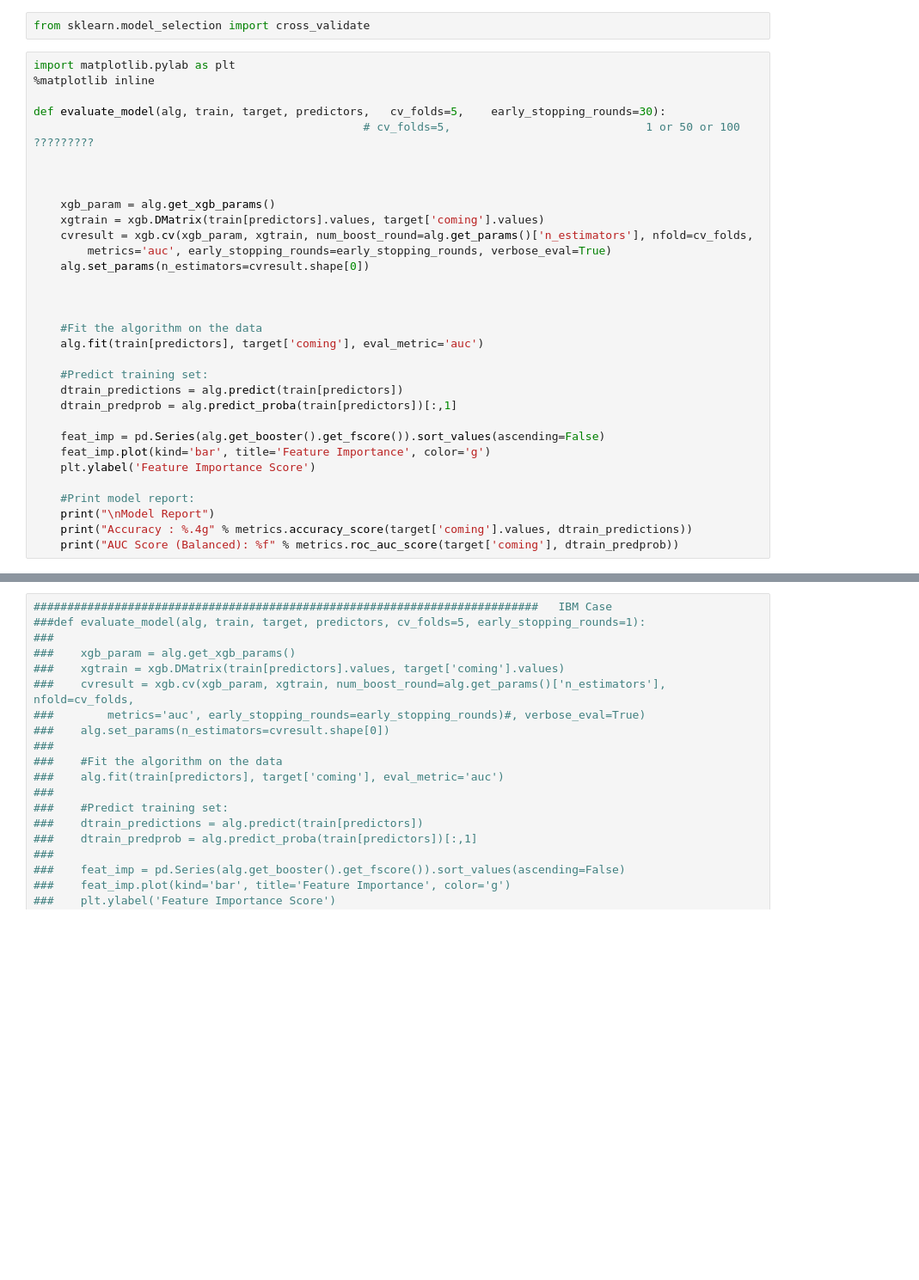
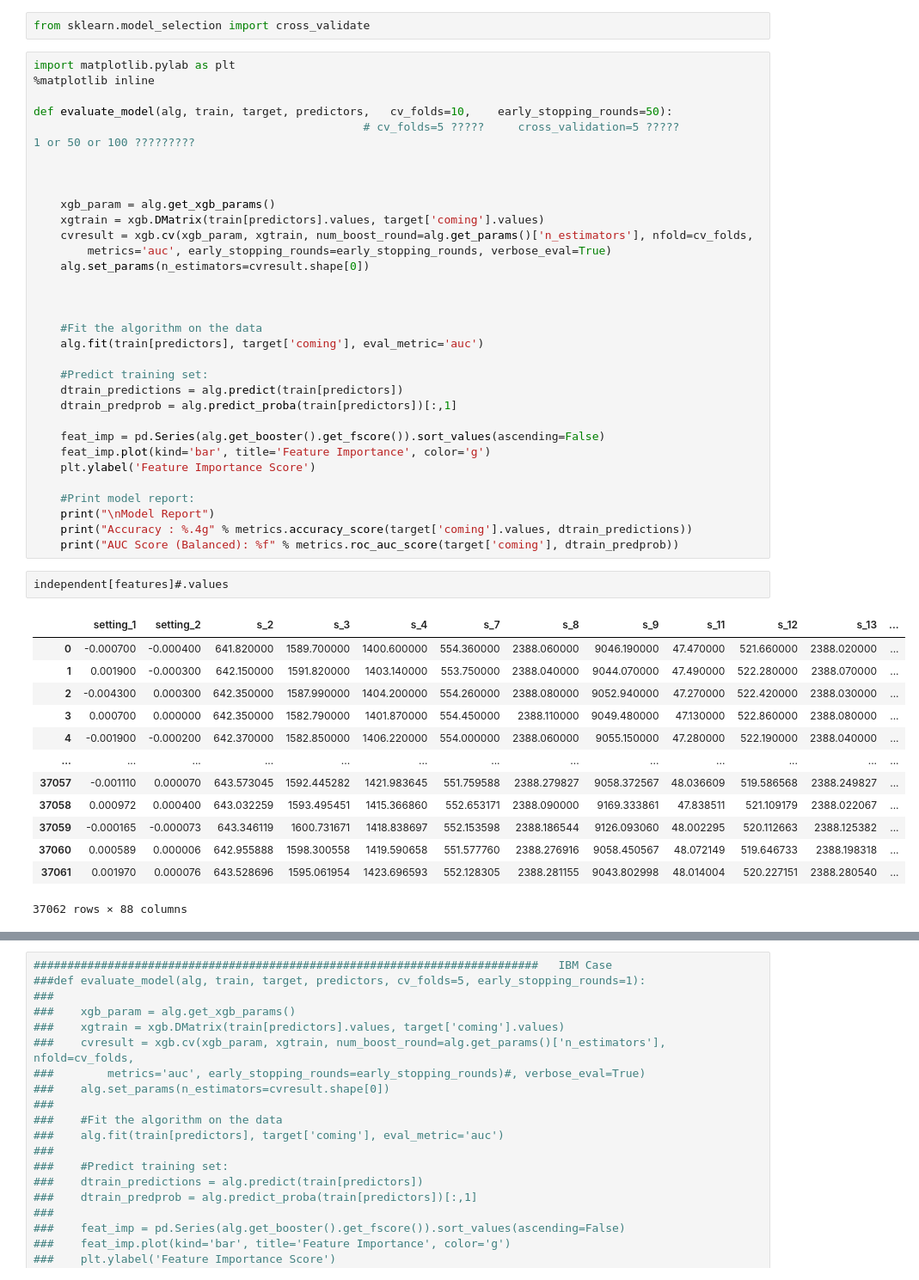
Before and after one commit to johnhhu2020/XGBoost-in-Predictive-Maintenance, a Jupyter notebook: XX%_PaperCO_MachineLearning (XGBoost tuning studying).ipynb, the cells around one changed output, grey strips where cells are left out. Shown at 86% size. Cells and saved outputs as stored; diff of their text form; blank space fills up the shorter version.

```diff
--- a/XX%_PaperCO_MachineLearning (XGBoost tuning studying).ipynb
+++ b/XX%_PaperCO_MachineLearning (XGBoost tuning studying).ipynb
@@ -816,8 +824,8 @@ from sklearn.model_selection import cross_validate
 import matplotlib.pylab as plt
 %matplotlib inline
 
-def evaluate_model(alg, train, target, predictors,   cv_folds=5,    early_stopping_rounds=30):
-                                                 # cv_folds=5,                             1 or 50 or 100 ?????????
+def evaluate_model(alg, train, target, predictors,   cv_folds=10,    early_stopping_rounds=50):
+                                                 # cv_folds=5 ?????     cross_validation=5 ?????             1 or 50 or 100 ?????????
 
 
 
@@ -844,6 +852,22 @@ def evaluate_model(alg, train, target, predictors,   cv_folds=5,    early_stoppi
     print("\nModel Report")
     print("Accuracy : %.4g" % metrics.accuracy_score(target['coming'].values, dtrain_predictions))
     print("AUC Score (Balanced): %f" % metrics.roc_auc_score(target['coming'], dtrain_predprob))
+# %%
+independent[features]#.values
+# %% [output]
+|  | setting_1 | setting_2 | s_2 | s_3 | s_4 | s_7 | s_8 | s_9 | s_11 | s_12 | s_13 | ... |
+| 0 | -0.000700 | -0.000400 | 641.820000 | 1589.700000 | 1400.600000 | 554.360000 | 2388.060000 | 9046.190000 | 47.470000 | 521.660000 | 2388.020000 | ... |
+| 1 | 0.001900 | -0.000300 | 642.150000 | 1591.820000 | 1403.140000 | 553.750000 | 2388.040000 | 9044.070000 | 47.490000 | 522.280000 | 2388.070000 | ... |
+| 2 | -0.004300 | 0.000300 | 642.350000 | 1587.990000 | 1404.200000 | 554.260000 | 2388.080000 | 9052.940000 | 47.270000 | 522.420000 | 2388.030000 | ... |
+| 3 | 0.000700 | 0.000000 | 642.350000 | 1582.790000 | 1401.870000 | 554.450000 | 2388.110000 | 9049.480000 | 47.130000 | 522.860000 | 2388.080000 | ... |
+| 4 | -0.001900 | -0.000200 | 642.370000 | 1582.850000 | 1406.220000 | 554.000000 | 2388.060000 | 9055.150000 | 47.280000 | 522.190000 | 2388.040000 | ... |
+| ... | ... | ... | ... | ... | ... | ... | ... | ... | ... | ... | ... | ... |
+| 37057 | -0.001110 | 0.000070 | 643.573045 | 1592.445282 | 1421.983645 | 551.759588 | 2388.279827 | 9058.372567 | 48.036609 | 519.586568 | 2388.249827 | ... |
+| 37058 | 0.000972 | 0.000400 | 643.032259 | 1593.495451 | 1415.366860 | 552.653171 | 2388.090000 | 9169.333861 | 47.838511 | 521.109179 | 2388.022067 | ... |
+| 37059 | -0.000165 | -0.000073 | 643.346119 | 1600.731671 | 1418.838697 | 552.153598 | 2388.186544 | 9126.093060 | 48.002295 | 520.112663 | 2388.125382 | ... |
+| 37060 | 0.000589 | 0.000006 | 642.955888 | 1598.300558 | 1419.590658 | 551.577760 | 2388.276916 | 9058.450567 | 48.072149 | 519.646733 | 2388.198318 | ... |
+| 37061 | 0.001970 | 0.000076 | 643.528696 | 1595.061954 | 1423.696593 | 552.128305 | 2388.281155 | 9043.802998 | 48.014004 | 520.227151 | 2388.280540 | ... |
+37062 rows × 88 columns
 # %%
 import matplotlib.pylab as plt
 %matplotlib inline
```
Also changed, not shown: parts of 29 cells of this notebook, 1 other file.
